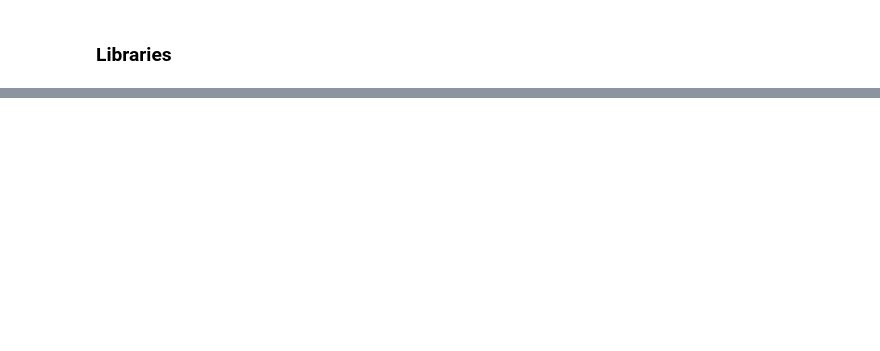
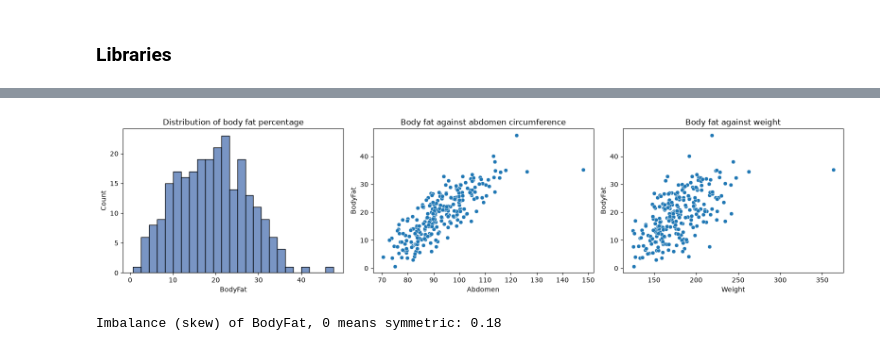
Before and after one commit to Jonathansl17/jarvis, a Jupyter notebook: body_fat_regression/body_fat_regression.ipynb, the cells around one changed output, grey strips where cells are left out. Saved outputs shown, nothing was run; the diff lists cells and outputs as text; code cells hidden in the pictures; blank space fills up the shorter version.

```diff
--- a/body_fat_regression/body_fat_regression.ipynb
+++ b/body_fat_regression/body_fat_regression.ipynb
@@ -116,0 +49,6 @@ To be developed.
+# %%
+# Download the dataset and load its only csv file
+path = kagglehub.dataset_download('fedesoriano/body-fat-prediction-dataset')
+print('Path to dataset files:', path)
+bodyfat = pd.read_csv(os.path.join(path, 'bodyfat.csv'))
+bodyfat.head()
@@ -116,0 +114,10 @@ To be developed.
+# %%
+# The two rows with impossible values
+MIN_PLAUSIBLE_HEIGHT = 50
+print(bodyfat[bodyfat['Height'] < MIN_PLAUSIBLE_HEIGHT])
+print()
+print(bodyfat[bodyfat['BodyFat'] <= 0])
+
+bodyfat = bodyfat[(bodyfat['Height'] >= MIN_PLAUSIBLE_HEIGHT) & (bodyfat['BodyFat'] > 0)].reset_index(drop=True)
+print()
+print("Rows after removing the two data errors:", len(bodyfat))
@@ -116,0 +169,18 @@ To be developed.
+# %%
+# Drop the leaking column and keep the thirteen tape and scale measurements
+CANDIDATES = [c for c in bodyfat.columns if c not in ('BodyFat', 'Density')]
+TARGET = 'BodyFat'
+
+fig, axes = plt.subplots(1, 3, figsize=(16, 4))
+sns.histplot(bodyfat[TARGET], bins=25, ax=axes[0], color='#4c72b0')
+axes[0].set_title('Distribution of body fat percentage')
+sns.scatterplot(data=bodyfat, x='Abdomen', y=TARGET, ax=axes[1])
+axes[1].set_title('Body fat against abdomen circumference')
+sns.scatterplot(data=bodyfat, x='Weight', y=TARGET, ax=axes[2])
+axes[2].set_title('Body fat against weight')
+plt.tight_layout()
+plt.show()
+print("Imbalance (skew) of BodyFat, 0 means symmetric:", round(bodyfat[TARGET].skew(), 2))
+# %% [output]
+[figure, added]
+Imbalance (skew) of BodyFat, 0 means symmetric: 0.18
```
Also changed, not shown: parts of 56 cells of this notebook, 1 other file.
